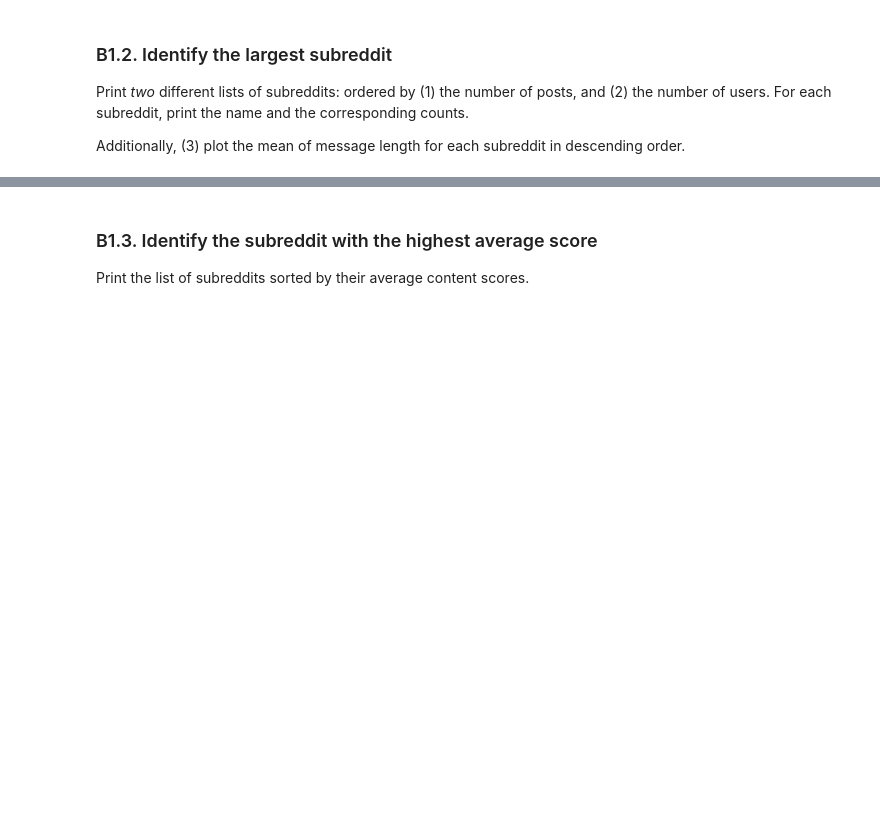
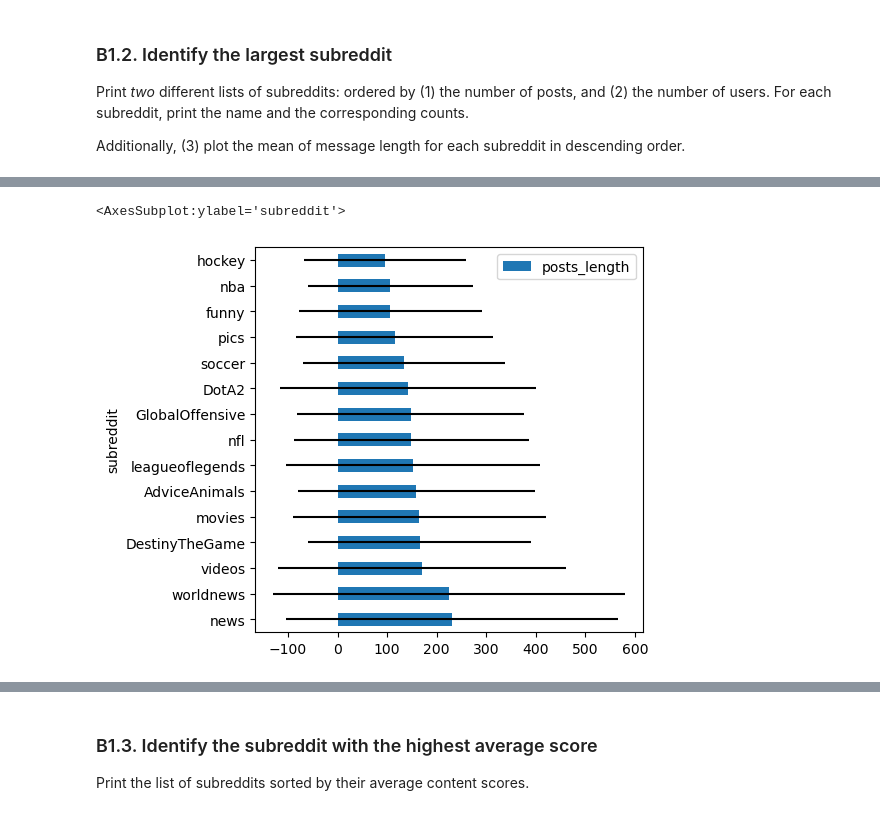
Before and after one commit to CamilleDelgrange/2022, a Jupyter notebook: Tutorials/11 - Scaling up/ScalingUp_Exercises_cam.ipynb, the cells around one changed output, grey strips where cells are left out. Cells and saved outputs as stored; diff of their text form; code cells hidden in the pictures; blank space fills up the shorter version.

```diff
--- a/Tutorials/11 - Scaling up/ScalingUp_Exercises_cam.ipynb
+++ b/Tutorials/11 - Scaling up/ScalingUp_Exercises_cam.ipynb
@@ -59,10 +45,11 @@ from pyspark.sql import *
 from pyspark.sql.functions import *
 import numpy as np
 import pandas as pd
+import math
 
 conf = pyspark.SparkConf().setMaster("local[*]").setAll([
-                                   ('spark.executor.memory', '12g'),  # find
-                                   ('spark.driver.memory','4g'), # your
+                                   ('spark.executor.memory', '16g'),  # find
+                                   ('spark.driver.memory','8g'), # your
                                    ('spark.driver.maxResultSize', '2G') # setup
                                   ])
 # create the session
@@ -114,0 +123,7 @@ Print the list of subreddits along with the following information:
+# %%
+# Using spark, print the list of subreddits sorted by number of posts in descending order with:
+# 1. The total number of posts,
+# 2. The number of users with at least 1 message in the subreddit:
+# 3. The mean message length in the subreddit:
+subreddit_info = reddit.groupBy(["subreddit"]).agg(count("*").alias("total_posts"), countDistinct("author").alias("users_count"), avg(length("body")).alias("posts_length"), stddev(length("body")).alias("posts_length_stddev")).sort(desc("total_posts")).cache()
+subreddit_info.head()
@@ -120,0 +201,4 @@ Additionally, (3) plot the mean of message length for each subreddit in descendi
+# %%
+# Print a list of subreddits ordered by the mean message length in descending order in a pandas dataframe:
+by_mean_msg = subreddit_info.select("subreddit", "posts_length", "posts_length_stddev").sort(col("posts_length").desc()).toPandas()
+by_mean_msg
@@ -120,0 +222,6 @@ Additionally, (3) plot the mean of message length for each subreddit in descendi
+# %%
+# Plot "by_mean_msg" as a horizontal bar chart with top error bars:
+by_mean_msg.plot.barh(x="subreddit", y="posts_length", xerr="posts_length_stddev", figsize=(5, 5))
+# %% [output]
+<AxesSubplot:ylabel='subreddit'>
+[figure, added]
```
Also changed, not shown: parts of 34 cells of this notebook, 2 other files.
